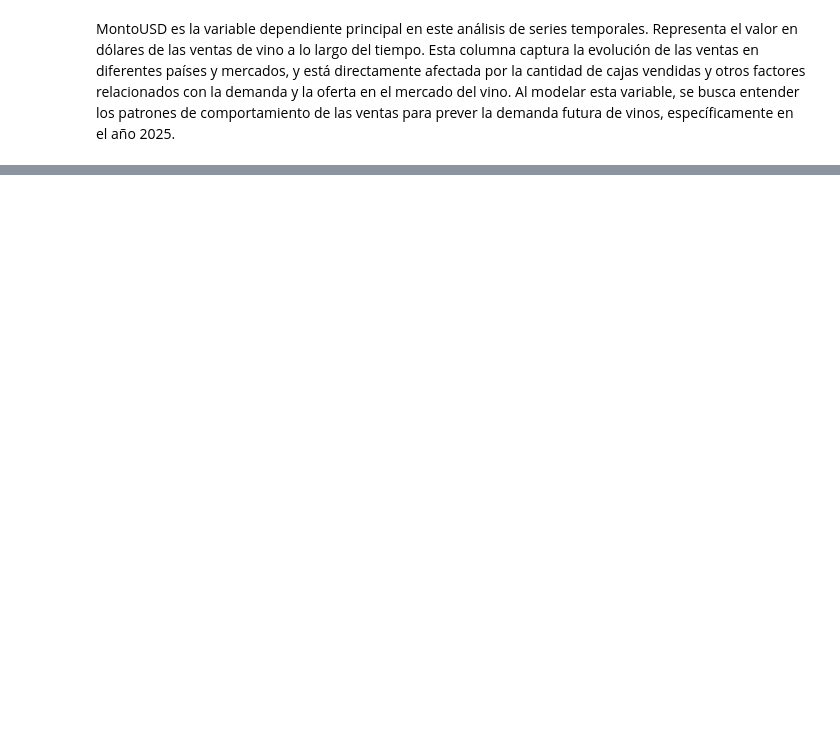
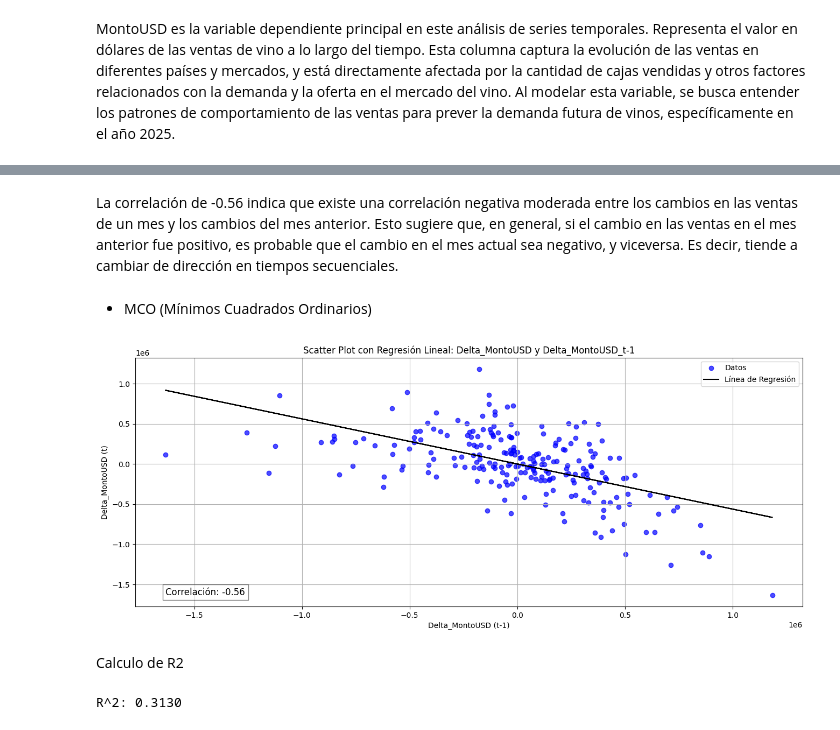
Before and after one commit to Gaddran/Tarea3AnalisisDatos, a Jupyter notebook: notebooks/TareaAnalisis.ipynb, the cells around one changed output, grey strips where cells are left out. Drawn from its saved outputs; the diff is of its cells as text; code cells hidden in the pictures; blank space fills up the shorter version.

```diff
--- a/notebooks/TareaAnalisis.ipynb
+++ b/notebooks/TareaAnalisis.ipynb
@@ -610,0 +657,55 @@ MontoUSD es la variable dependiente principal en este análisis de series tempor
+# %% [markdown]
+La correlación de -0.56 indica que existe una correlación negativa moderada entre los cambios en las ventas de un mes y los cambios del mes anterior. Esto sugiere que, en general, si el cambio en las ventas en el mes anterior fue positivo, es probable que el cambio en el mes actual sea negativo, y viceversa. Es decir, tiende a cambiar de dirección en tiempos secuenciales.
+# %% [markdown]
+ -  MCO (Mínimos Cuadrados Ordinarios)
+# %%
+# Extraer los datos
+X = df_monthly[['Delta_MontoUSD_t-1']].dropna()  # Valores de Delta_MontoUSD_t-1 (independiente)
+Y = df_monthly['Delta_MontoUSD'].dropna()  # Valores de Delta_MontoUSD (dependiente)
+
+# Alinear los datos eliminando las filas NaN en ambas columnas
+aligned_data = pd.concat([X, Y], axis=1).dropna()
+X = aligned_data['Delta_MontoUSD_t-1'].values.reshape(-1, 1)
+Y = aligned_data['Delta_MontoUSD'].values
+
+# Calcular la correlación entre Delta_MontoUSD y Delta_MontoUSD_t-1
+correlacion = np.corrcoef(Y, X[:, 0])[0, 1]
+
+# Ajustar el modelo de regresión lineal
+reg = LinearRegression().fit(X, Y)
+Y_pred = reg.predict(X)  # Predicciones de la regresión lineal
+
+# Crear el gráfico de dispersión
+plt.figure(figsize=(16, 6))
+plt.scatter(X, Y, color='blue', alpha=0.7, label='Datos')
+plt.plot(X, Y_pred, color='black', label='Línea de Regresión')
+
+# Añadir etiquetas y título
+plt.title('Scatter Plot con Regresión Lineal: Delta_MontoUSD y Delta_MontoUSD_t-1')
+plt.xlabel('Delta_MontoUSD (t-1)')
+plt.ylabel('Delta_MontoUSD (t)')
+plt.text(X.min(), Y.min(), f'Correlación: {correlacion:.2f}', fontsize=12, bbox=dict(facecolor='white', alpha=0.5))
+
+# Mostrar la leyenda
+plt.legend()
+
+# Mostrar el gráfico
+plt.grid(True)
+plt.show()
+# %% [output]
+[figure, added]
+# %% [markdown]
+Calculo de R2
+# %%
+from sklearn.linear_model import LinearRegression
+
+# Ajustar el modelo de regresión lineal
+reg = LinearRegression().fit(X, Y)
+
+# Calcular R^2
+r_squared = reg.score(X, Y)
+
+# Mostrar el valor de R^2
+print(f"R^2: {r_squared:.4f}")
+# %% [output]
+R^2: 0.3130
```
Also changed, not shown: parts of 31 cells of this notebook.
